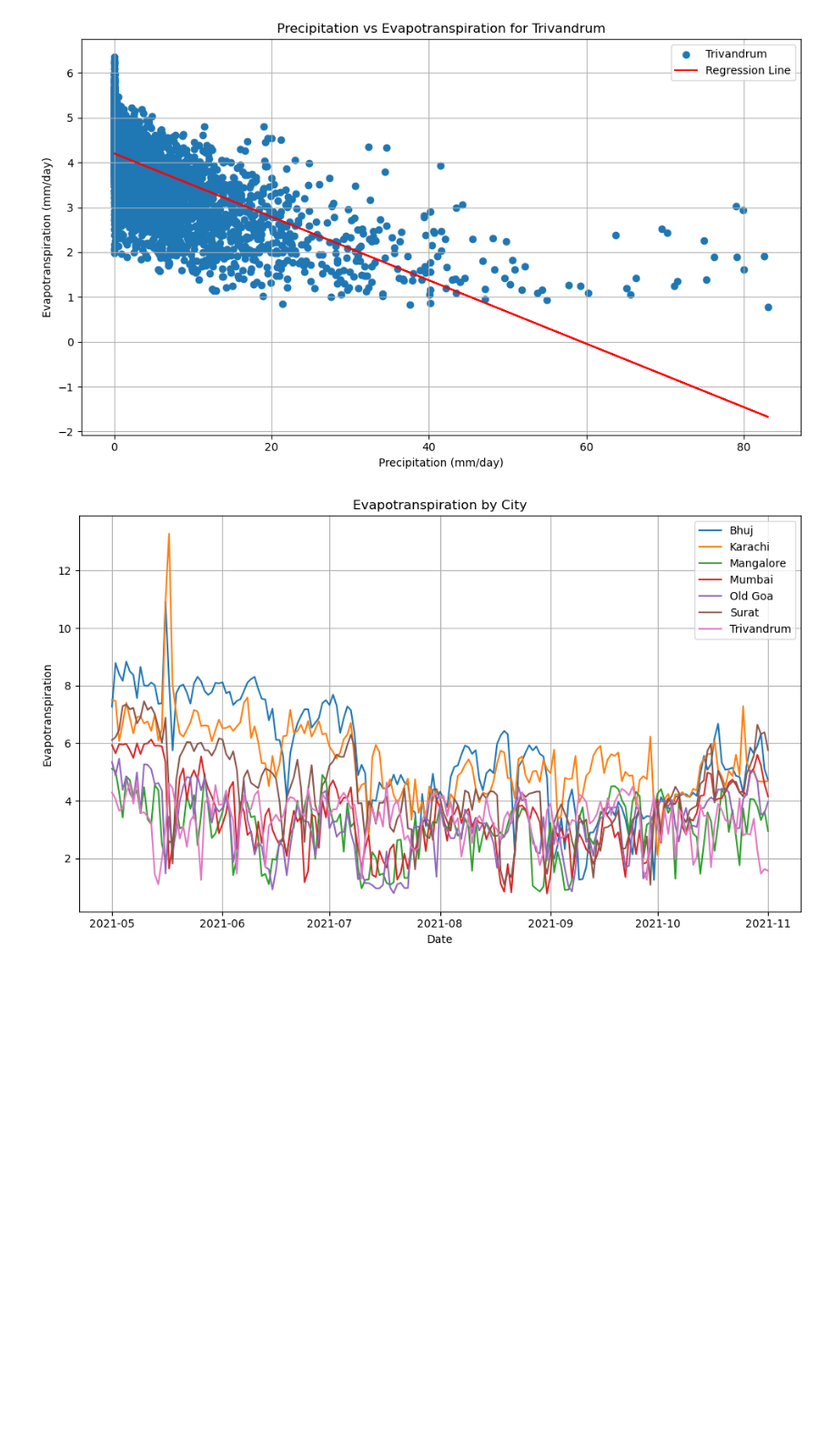
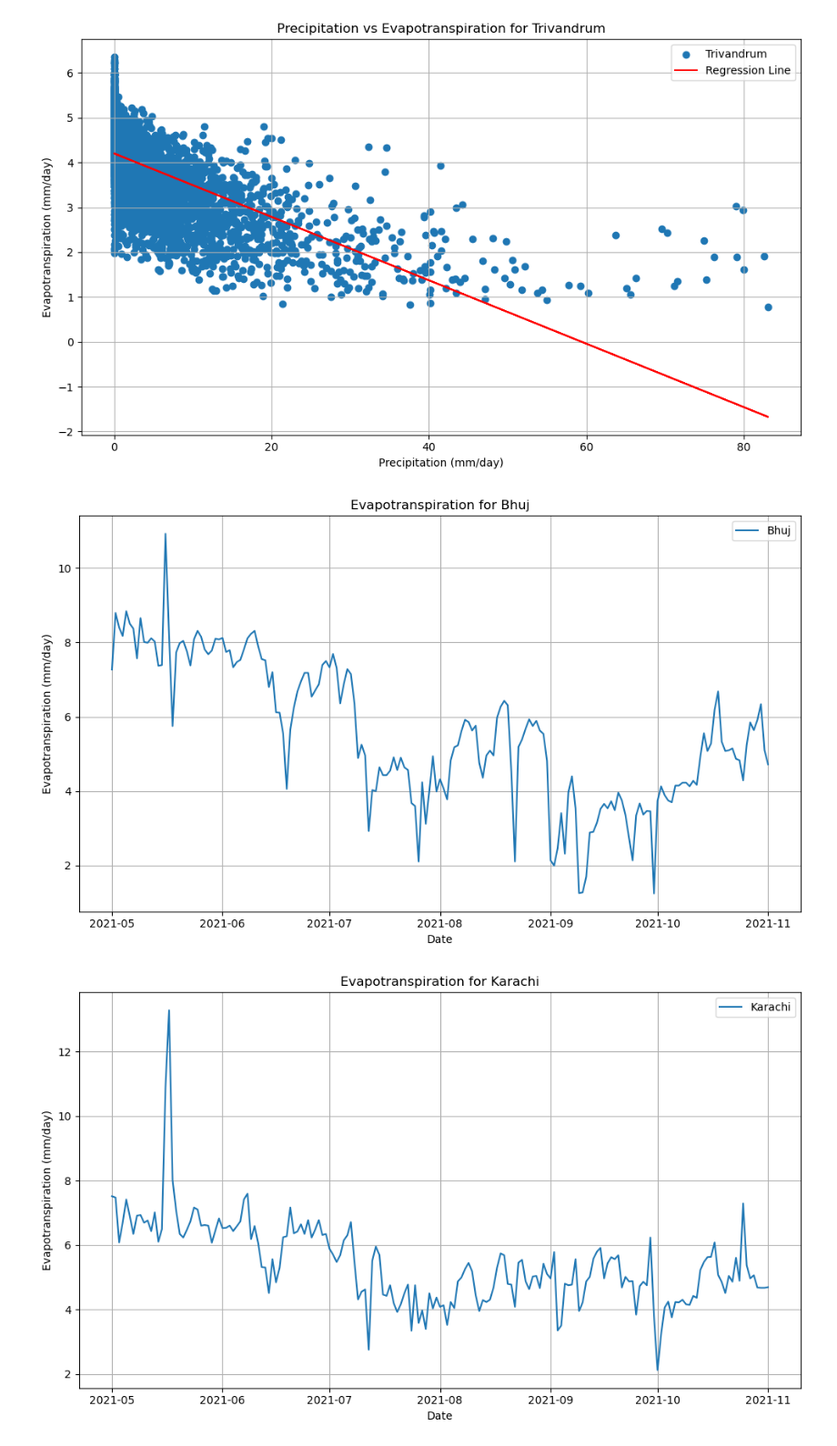
Before and after one commit to OmdenaAI/karachi-pakistan-weather-prediction, a Jupyter notebook: src/tasks/task-2-EDA/eda_Evapotranspiration.ipynb, the cells around one changed output. Shown at 91% size. Cells and saved outputs as stored; diff of their text form; code cells hidden in the pictures; blank space fills up the shorter version.

Commit message:
Evapotranspiration Study Complete

```diff
--- a/src/tasks/task-2-EDA/eda_Evapotranspiration.ipynb
+++ b/src/tasks/task-2-EDA/eda_Evapotranspiration.ipynb
@@ -77,19 +77,18 @@ for city, group_data in data.groupby('city'):
 # %%
 start_date = '5-1-2021'
 end_date = '11-1-2021'
 filtered_df = data[(data['time'] >= start_date) & (data['time'] <= end_date)]
 
-plt.figure(figsize=(10, 6))
-
 for city, group_data in filtered_df.groupby('city'):
+    plt.figure(figsize=(10, 6))
     plt.plot(group_data['time'], group_data['et0_fao_evapotranspiration'], label=city)
-
-plt.title('Evapotranspiration by City')
-plt.xlabel('Date')
-plt.ylabel('Evapotranspiration')
-plt.legend()
-plt.grid(True)
-plt.tight_layout()
-plt.show()
+    plt.title('Evapotranspiration for %s' % city)
+    plt.xlabel('Date')
+    plt.ylabel('Evapotranspiration (mm/day)')
+    plt.legend()
+    plt.grid(True)
+    plt.tight_layout()
+    plt.show()
 # %% [output]
-[figure, old version]
+[figure, new version]
+[figure, added]
```
Also changed, not shown: parts of 6 cells of this notebook.
